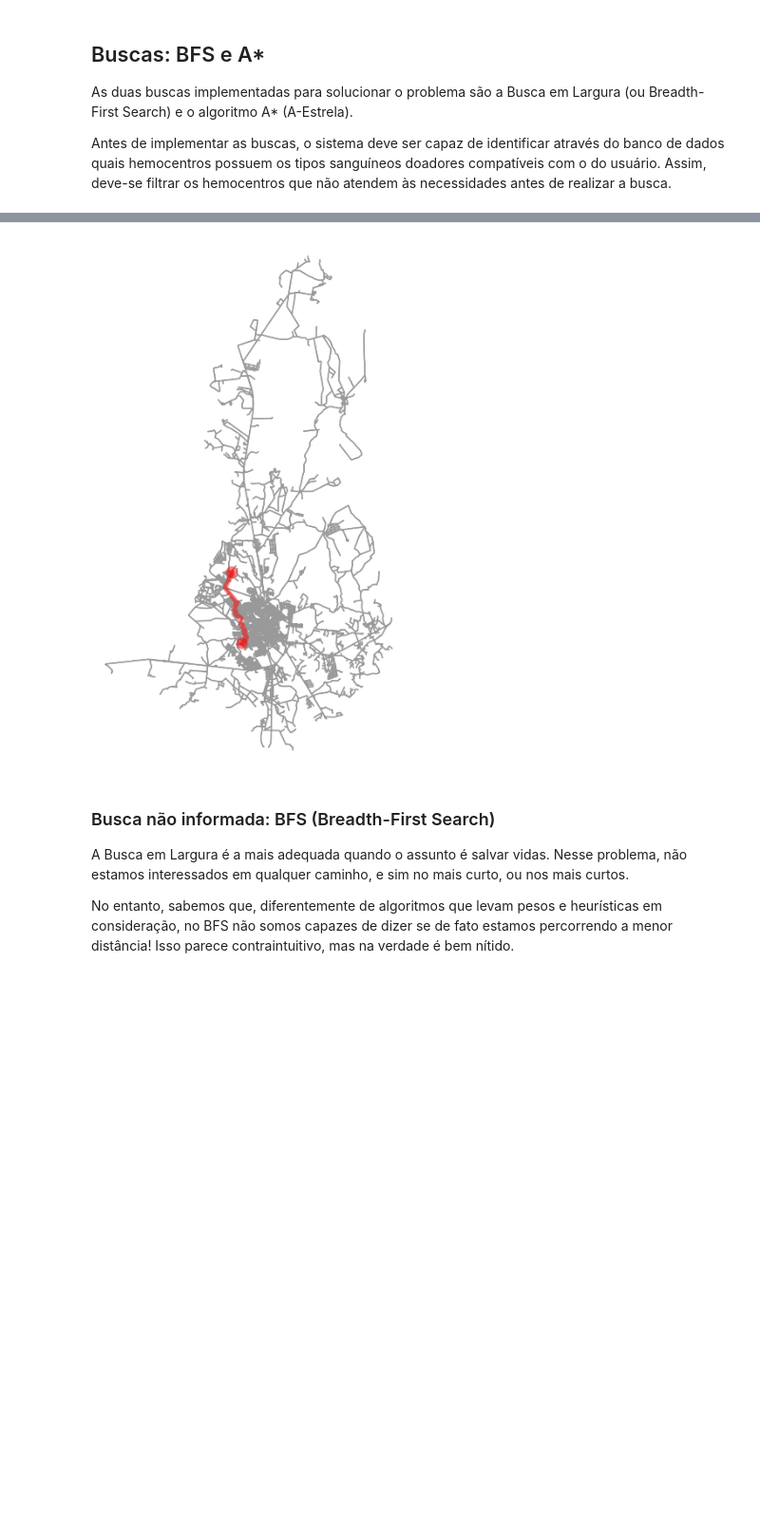
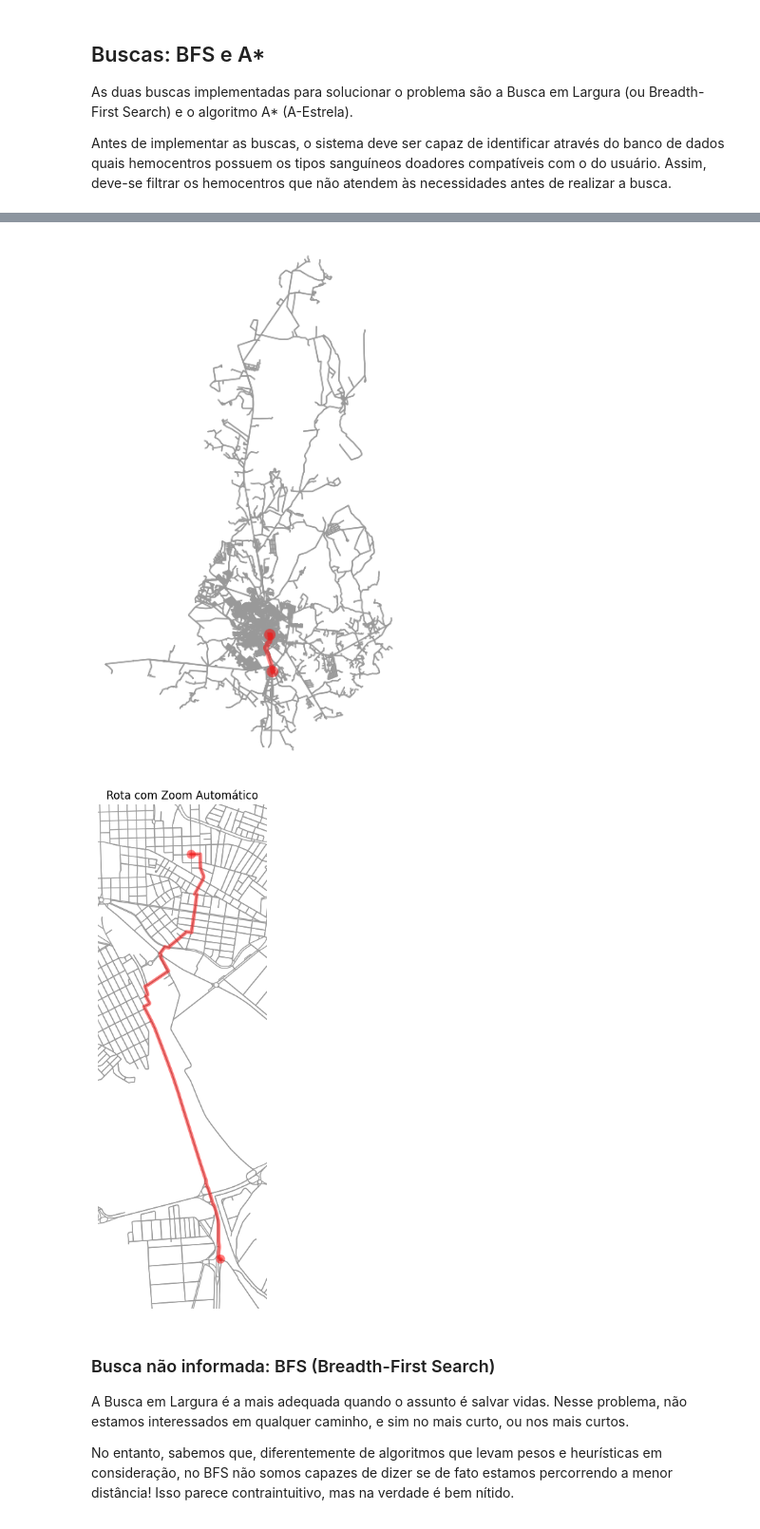
Before and after one commit to marcogarcia2/blood_donation, a Jupyter notebook: project.ipynb, the cells around one changed output, grey strips where cells are left out. Shown at 95% size. Saved outputs shown, nothing was run; the diff lists cells and outputs as text; code cells hidden in the pictures; blank space fills up the shorter version.

```diff
--- a/project.ipynb
+++ b/project.ipynb
@@ -140,9 +140,11 @@ print(hcs_validos)
 # %%
 # Teste da função já implementada, não usar
 rota = G.calcular_rota(user[0], hcs_validos[0])
 G.plotar_rota(rota)
+G.plotar_rota_com_zoom(rota)
 # %% [output]
-[figure, old version]
+[figure, new version]
+[figure, added]
 # %% [markdown]
 ### Busca não informada: BFS (Breadth-First Search)
 A Busca em Largura é a mais adequada quando o assunto é salvar vidas. Nesse problema, não estamos interessados em qualquer caminho, e sim no mais curto, ou nos mais curtos.
```
Also changed, not shown: parts of 10 cells of this notebook, 8 other files.
